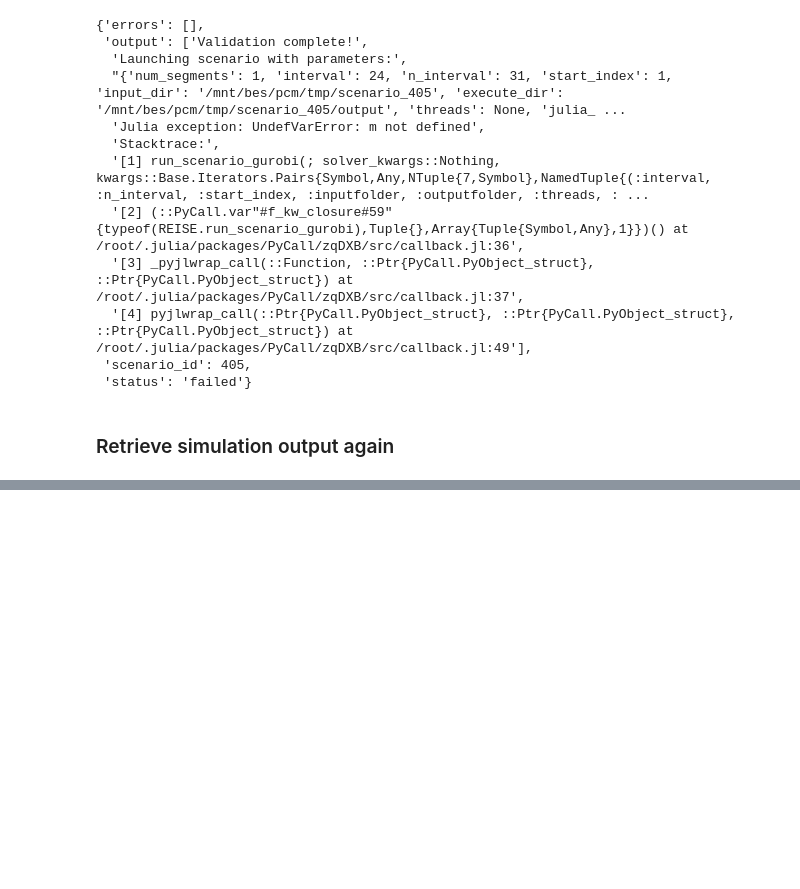
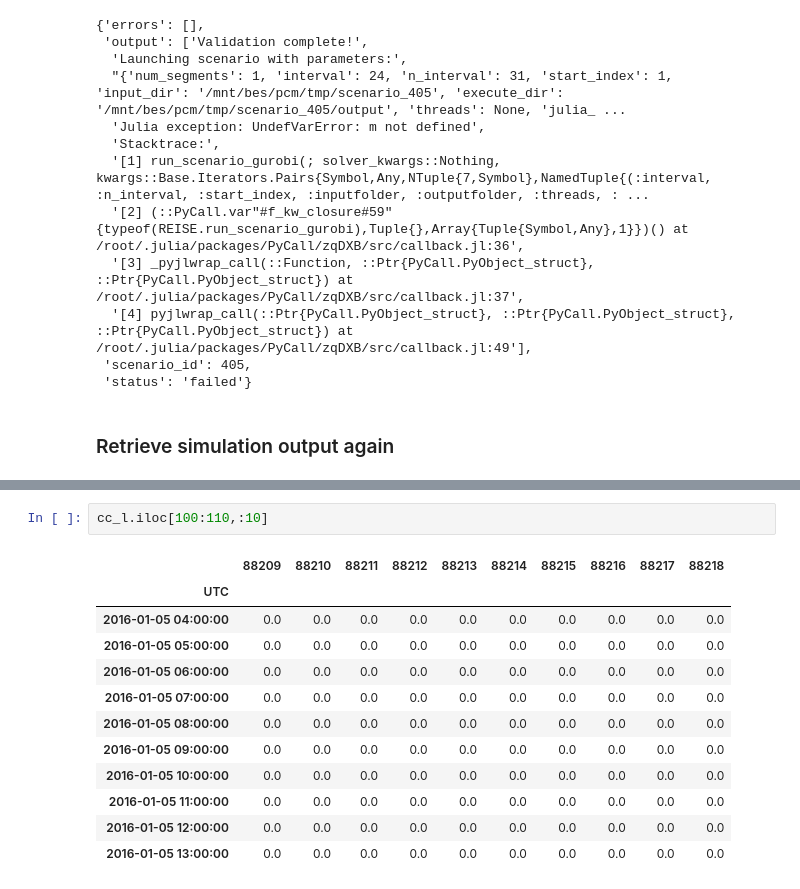
Before and after one commit to Breakthrough-Energy/plug, a Jupyter notebook: standalone/build.ipynb, the cells around one changed output, grey strips where cells are left out. Saved outputs shown, nothing was run; the diff lists cells and outputs as text; blank space fills up the shorter version.

```diff
--- a/standalone/build.ipynb
+++ b/standalone/build.ipynb
@@ -462,0 +518,15 @@ congl[68928].astype(bool).sum(axis=0)
+# %%
+cc_l.iloc[100:110,:10]
+# %% [output]
+|  | 88209 | 88210 | 88211 | 88212 | 88213 | 88214 | 88215 | 88216 | 88217 | 88218 |
+| UTC |  |  |  |  |  |  |  |  |  |  |
+| 2016-01-05 04:00:00 | 0.0 | 0.0 | 0.0 | 0.0 | 0.0 | 0.0 | 0.0 | 0.0 | 0.0 | 0.0 |
+| 2016-01-05 05:00:00 | 0.0 | 0.0 | 0.0 | 0.0 | 0.0 | 0.0 | 0.0 | 0.0 | 0.0 | 0.0 |
+| 2016-01-05 06:00:00 | 0.0 | 0.0 | 0.0 | 0.0 | 0.0 | 0.0 | 0.0 | 0.0 | 0.0 | 0.0 |
+| 2016-01-05 07:00:00 | 0.0 | 0.0 | 0.0 | 0.0 | 0.0 | 0.0 | 0.0 | 0.0 | 0.0 | 0.0 |
+| 2016-01-05 08:00:00 | 0.0 | 0.0 | 0.0 | 0.0 | 0.0 | 0.0 | 0.0 | 0.0 | 0.0 | 0.0 |
+| 2016-01-05 09:00:00 | 0.0 | 0.0 | 0.0 | 0.0 | 0.0 | 0.0 | 0.0 | 0.0 | 0.0 | 0.0 |
+| 2016-01-05 10:00:00 | 0.0 | 0.0 | 0.0 | 0.0 | 0.0 | 0.0 | 0.0 | 0.0 | 0.0 | 0.0 |
+| 2016-01-05 11:00:00 | 0.0 | 0.0 | 0.0 | 0.0 | 0.0 | 0.0 | 0.0 | 0.0 | 0.0 | 0.0 |
+| 2016-01-05 12:00:00 | 0.0 | 0.0 | 0.0 | 0.0 | 0.0 | 0.0 | 0.0 | 0.0 | 0.0 | 0.0 |
+| 2016-01-05 13:00:00 | 0.0 | 0.0 | 0.0 | 0.0 | 0.0 | 0.0 | 0.0 | 0.0 | 0.0 | 0.0 |
```
Also changed, not shown: parts of 5 cells of this notebook, 2 other files.
